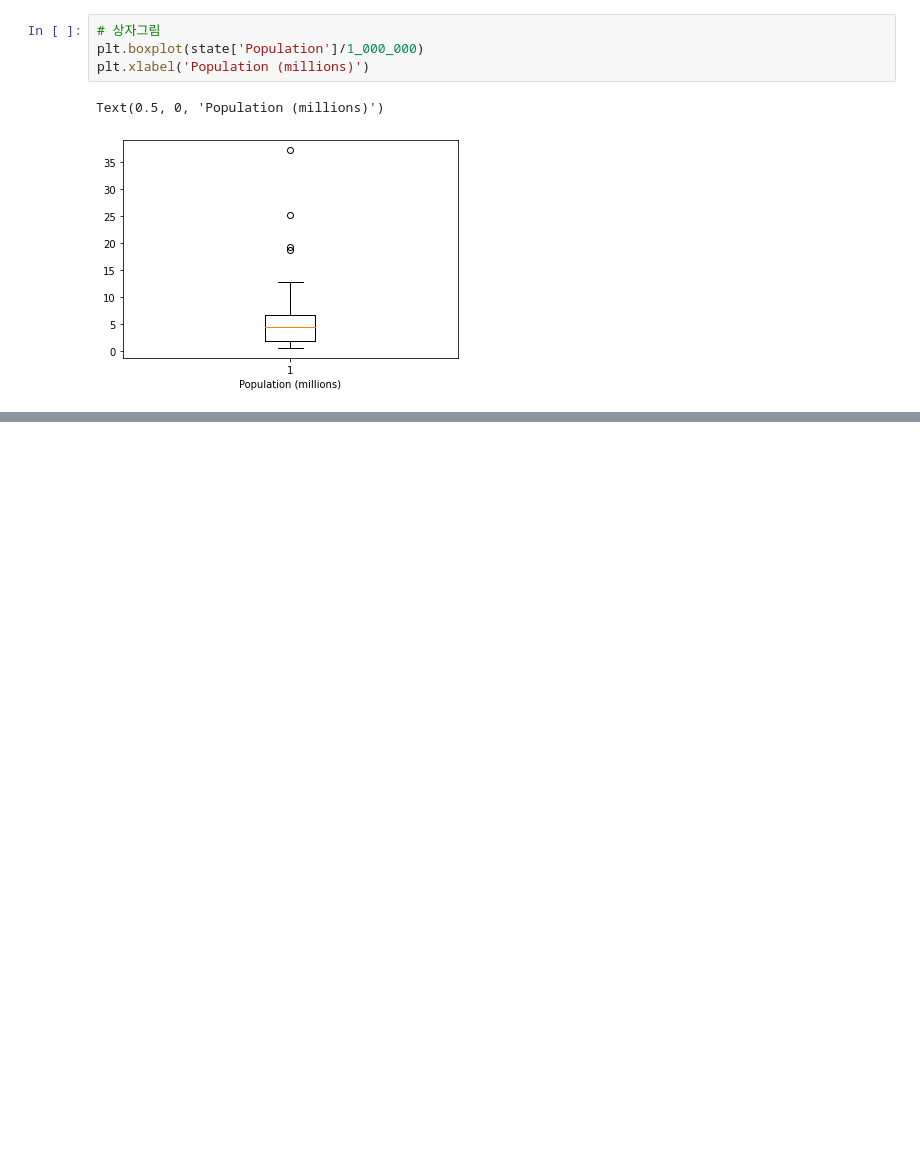
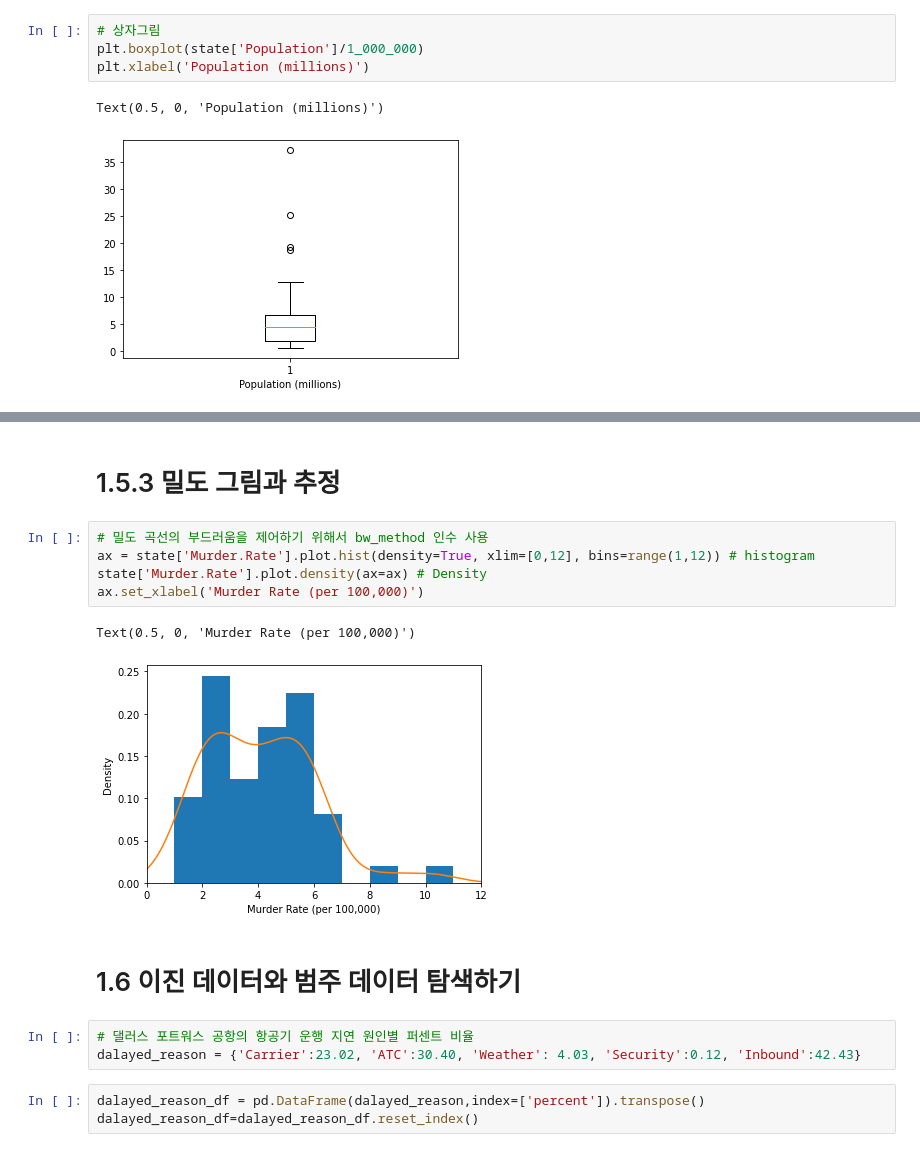
Before and after one commit to HIJINKIM815/gardening2022, a Jupyter notebook: 통계학/1장 탐색적 데이터 분석.ipynb, the cells around one changed output, grey strips where cells are left out. Saved outputs shown, nothing was run; the diff lists cells and outputs as text; blank space fills up the shorter version.

```diff
--- a/통계학/1장 탐색적 데이터 분석.ipynb
+++ b/통계학/1장 탐색적 데이터 분석.ipynb
@@ -114,0 +125,18 @@ Text(0.5, 0, 'Population (millions)')
+# %% [markdown]
+# 1.5.3 밀도 그림과 추정
+# %%
+# 밀도 곡선의 부드러움을 제어하기 위해서 bw_method 인수 사용
+ax = state['Murder.Rate'].plot.hist(density=True, xlim=[0,12], bins=range(1,12)) # histogram
+state['Murder.Rate'].plot.density(ax=ax) # Density
+ax.set_xlabel('Murder Rate (per 100,000)')
+# %% [output]
+Text(0.5, 0, 'Murder Rate (per 100,000)')
+[figure, added]
+# %% [markdown]
+# 1.6 이진 데이터와 범주 데이터 탐색하기
+# %%
+# 댈러스 포트워스 공항의 항공기 운행 지연 원인별 퍼센트 비율
+dalayed_reason = {'Carrier':23.02, 'ATC':30.40, 'Weather': 4.03, 'Security':0.12, 'Inbound':42.43}
+# %%
+dalayed_reason_df = pd.DataFrame(dalayed_reason,index=['percent']).transpose()
+dalayed_reason_df=dalayed_reason_df.reset_index()
```
Also changed, not shown: parts of 25 cells of this notebook, 8 other files.
